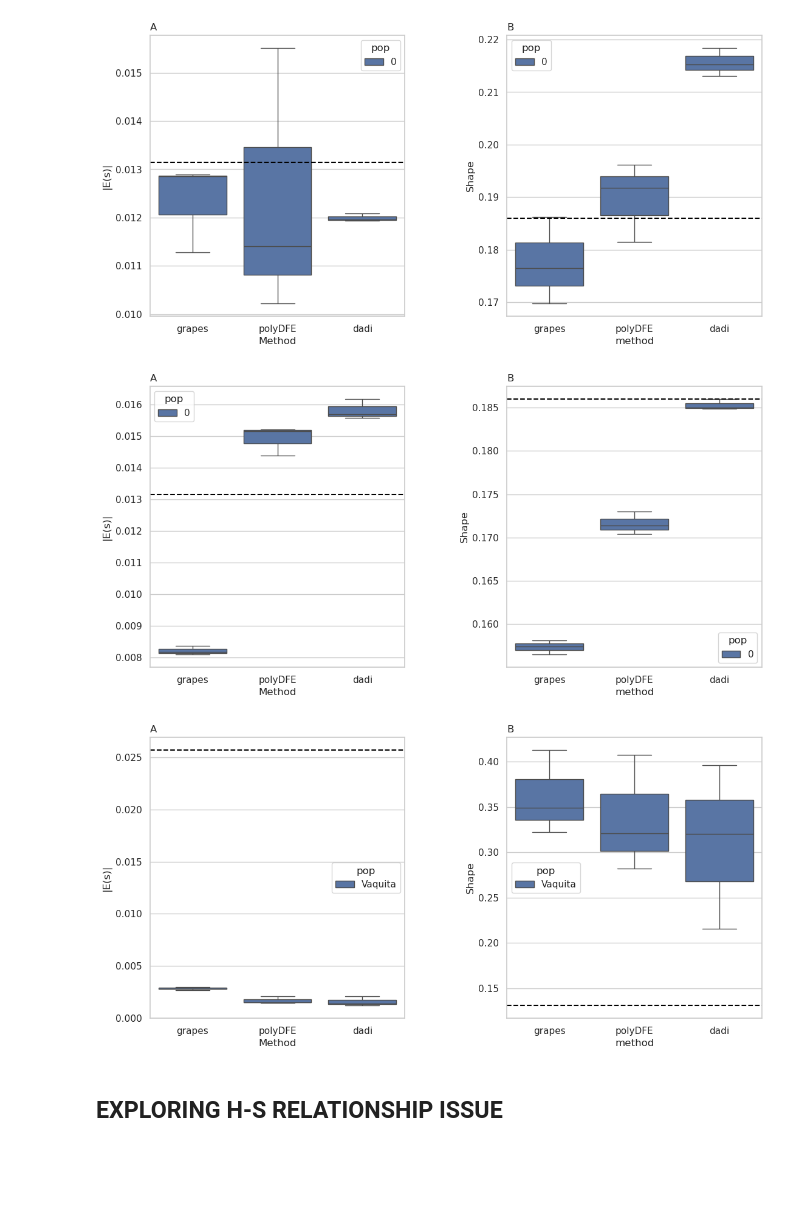
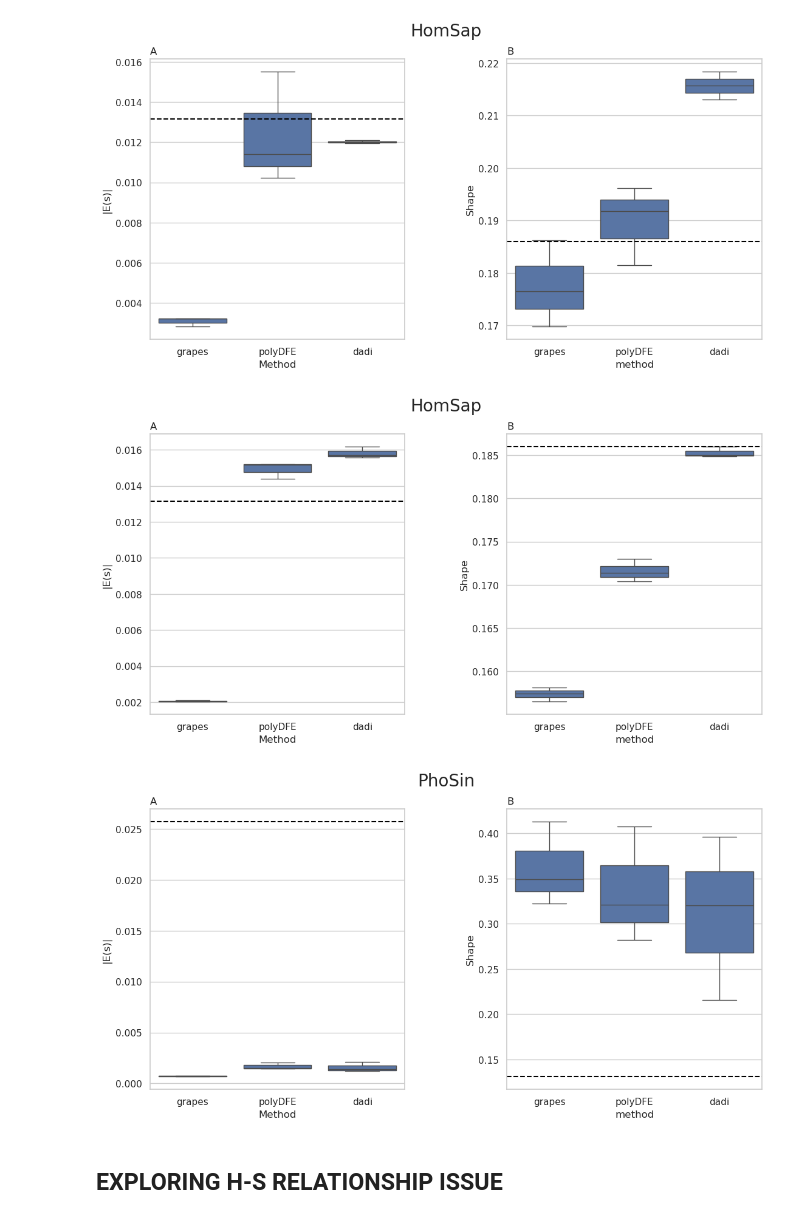
Before and after one commit to popsim-consortium/analysis2, a Jupyter notebook: notebooks/DFE_figures.ipynb, the cells around one changed output. Drawn from its saved outputs; the diff is of its cells as text; code cells hidden in the pictures; blank space fills up the shorter version.

Commit message:
grape rescaling and minor figure updates

```diff
--- a/notebooks/DFE_figures.ipynb
+++ b/notebooks/DFE_figures.ipynb
@@ -91,8 +143,7 @@ class SpeciesInfo:
 
     ## Rescaling functions
     def grapes_rescale(self, df):
-        Ne = df['theta'] / (4 * self.mutation_rate)
-        df['Es'] = df['Es'] / Ne
+        df['Es'] = df['Es'] * self.mutation_rate / df['theta']
         df['method'] = 'grapes'
         return df
 
@@ -141,7 +192,7 @@ class SpeciesInfo:
         self.all_DFE = all_DFE
 
 
-def make_some_plots(species_info: SpeciesInfo, output_path = None):
+def make_some_plots(species_info: SpeciesInfo, output_path = None, hide_legend = False):
     if output_path is None:
         output_path = f"{species_info.species}_{species_info.demog}_{species_info.dfe}_{species_info.annot}_DFE_plot.pdf"
 
@@ -174,6 +225,13 @@ def make_some_plots(species_info: SpeciesInfo, output_path = None):
     axes['B'].set_title("B", loc = "left")
     axes['B'].set_ylabel('Shape')
     axes['A'].set_xlabel('Method')
+
+    fig.suptitle(f"{species_info.species}")
+
+    if hide_legend:
+        axes['A'].get_legend().remove()
+        axes['B'].get_legend().remove()
+
     plt.savefig(output_path)
 # %%
 hom_sap = SpeciesInfo(
@@ -236,16 +294,16 @@ loss_list.append(hom_sap.get_loss())
 # %%
 hom_sap = SpeciesInfo(
     species = "HomSap",
     basedir = "HomSap_results",
     demog = "Constant",
     dfe = "Gamma_K17",
     annot = "ensembl_havana_104_exons"
 )
 
-make_some_plots(hom_sap)
+make_some_plots(hom_sap, hide_legend = True)
 loss_list.append(hom_sap.get_loss())
 # %% [output]
-[figure, old version]
+[figure, new version]
 # %%
 hom_sap = SpeciesInfo(
     species = "HomSap",
@@ -255,10 +313,10 @@ hom_sap = SpeciesInfo(
     annot = "all_sites"
 )
 
-make_some_plots(hom_sap)
+make_some_plots(hom_sap, hide_legend = True)
 loss_list.append(hom_sap.get_loss())
 # %% [output]
-[figure, old version]
+[figure, new version]
 # %%
 pho_sin = SpeciesInfo(
     species = "PhoSin",
@@ -268,10 +326,10 @@ pho_sin = SpeciesInfo(
     annot = "Phocoena_sinus.mPhoSin1.pri.110_exons"
 )
 
-make_some_plots(pho_sin)
+make_some_plots(pho_sin, hide_legend = True)
 loss_list.append(pho_sin.get_loss())
 # %% [output]
-[figure, old version]
+[figure, new version]
 # %% [markdown]
 ## EXPLORING H-S RELATIONSHIP ISSUE
 # %%
```
Also changed, not shown: parts of 13 cells of this notebook.
